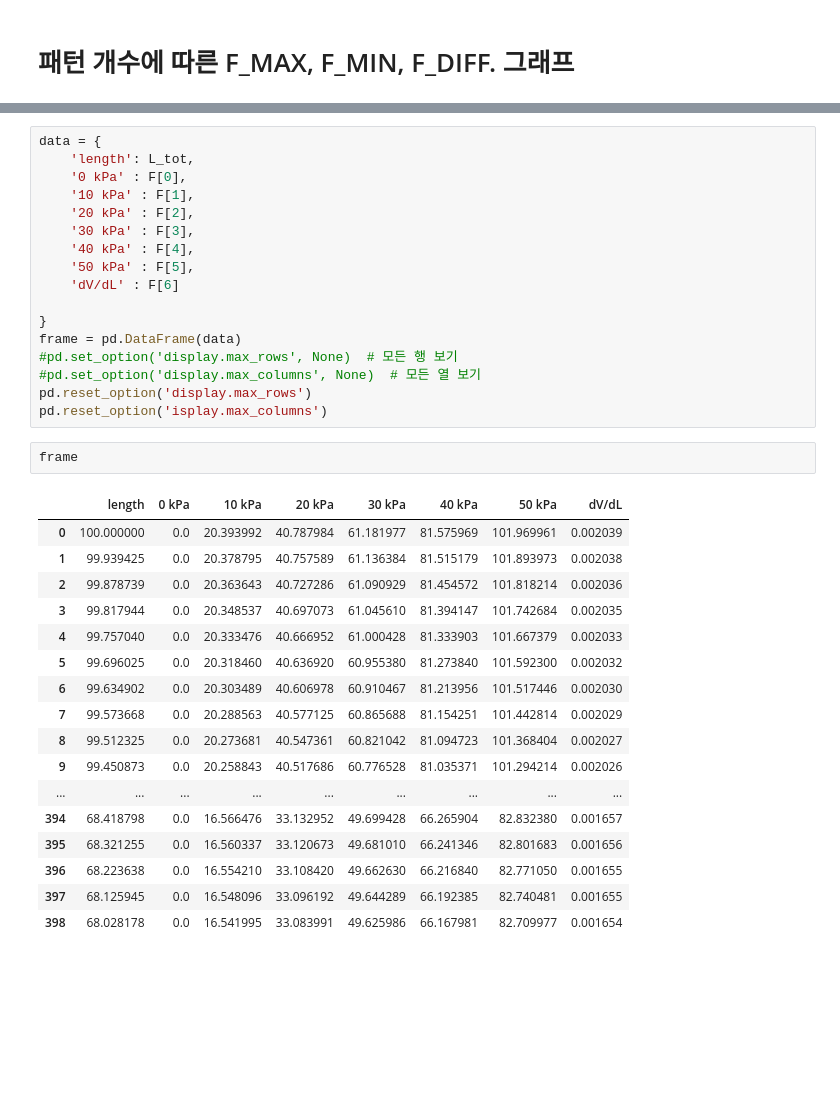
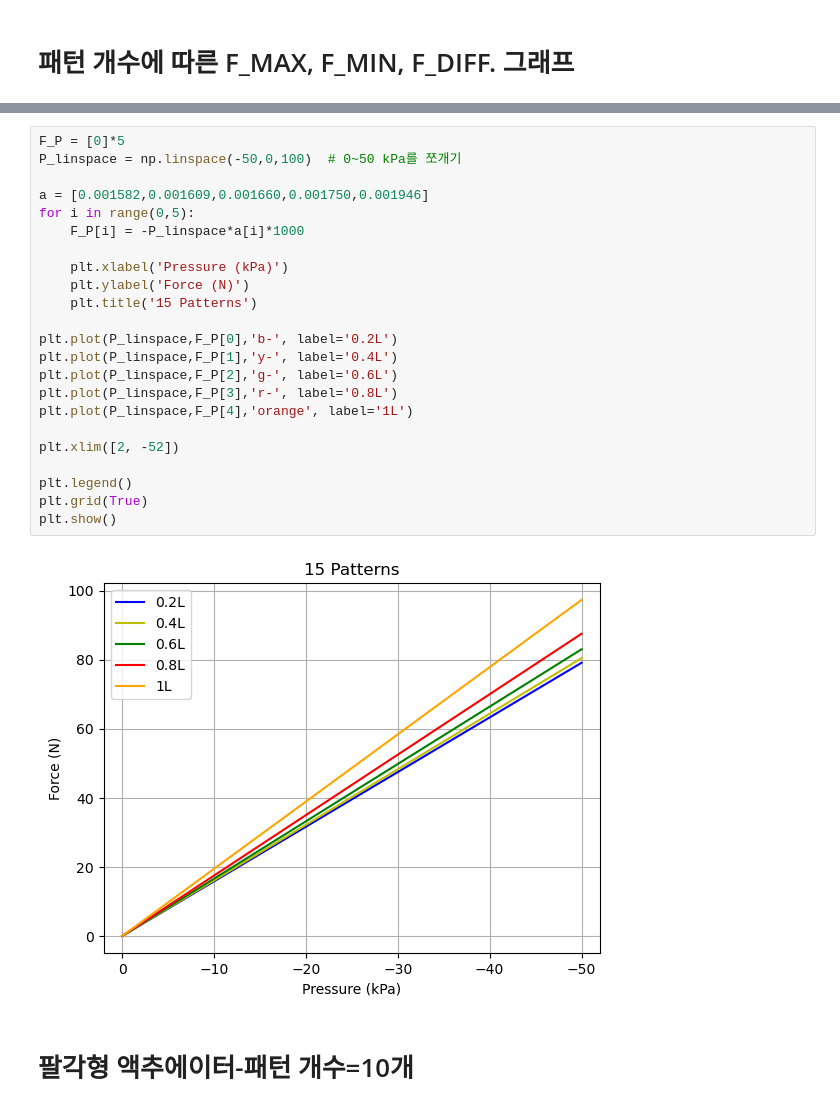
Before and after one commit to moreum2/OV-PAM_model, a Jupyter notebook: OV-PAM model.ipynb, the cells around one changed output, grey strips where cells are left out. Cells and saved outputs as stored; diff of their text form; blank space fills up the shorter version.

```diff
--- a/OV-PAM model.ipynb
+++ b/OV-PAM model.ipynb
@@ -179,37 +202,27 @@ plt.show()
-# %%
-data = {
-    'length': L_tot,
-    '0 kPa' : F[0],
-    '10 kPa' : F[1],
-    '20 kPa' : F[2],
-    '30 kPa' : F[3],
-    '40 kPa' : F[4],
-    '50 kPa' : F[5],
-    'dV/dL' : F[6]
-
-}
-frame = pd.DataFrame(data)
-#pd.set_option('display.max_rows', None)  # 모든 행 보기
-#pd.set_option('display.max_columns', None)  # 모든 열 보기
-pd.reset_option('display.max_rows')
-pd.reset_option('isplay.max_columns')
-# %%
-frame
-# %% [output]
-|  | length | 0 kPa | 10 kPa | 20 kPa | 30 kPa | 40 kPa | 50 kPa | dV/dL |
-| 0 | 100.000000 | 0.0 | 20.393992 | 40.787984 | 61.181977 | 81.575969 | 101.969961 | 0.002039 |
-| 1 | 99.939425 | 0.0 | 20.378795 | 40.757589 | 61.136384 | 81.515179 | 101.893973 | 0.002038 |
-| 2 | 99.878739 | 0.0 | 20.363643 | 40.727286 | 61.090929 | 81.454572 | 101.818214 | 0.002036 |
-| 3 | 99.817944 | 0.0 | 20.348537 | 40.697073 | 61.045610 | 81.394147 | 101.742684 | 0.002035 |
-| 4 | 99.757040 | 0.0 | 20.333476 | 40.666952 | 61.000428 | 81.333903 | 101.667379 | 0.002033 |
-| 5 | 99.696025 | 0.0 | 20.318460 | 40.636920 | 60.955380 | 81.273840 | 101.592300 | 0.002032 |
-| 6 | 99.634902 | 0.0 | 20.303489 | 40.606978 | 60.910467 | 81.213956 | 101.517446 | 0.002030 |
-| 7 | 99.573668 | 0.0 | 20.288563 | 40.577125 | 60.865688 | 81.154251 | 101.442814 | 0.002029 |
-| 8 | 99.512325 | 0.0 | 20.273681 | 40.547361 | 60.821042 | 81.094723 | 101.368404 | 0.002027 |
-| 9 | 99.450873 | 0.0 | 20.258843 | 40.517686 | 60.776528 | 81.035371 | 101.294214 | 0.002026 |
-| ... | ... | ... | ... | ... | ... | ... | ... | ... |
-| 394 | 68.418798 | 0.0 | 16.566476 | 33.132952 | 49.699428 | 66.265904 | 82.832380 | 0.001657 |
-| 395 | 68.321255 | 0.0 | 16.560337 | 33.120673 | 49.681010 | 66.241346 | 82.801683 | 0.001656 |
-| 396 | 68.223638 | 0.0 | 16.554210 | 33.108420 | 49.662630 | 66.216840 | 82.771050 | 0.001655 |
-| 397 | 68.125945 | 0.0 | 16.548096 | 33.096192 | 49.644289 | 66.192385 | 82.740481 | 0.001655 |
-| 398 | 68.028178 | 0.0 | 16.541995 | 33.083991 | 49.625986 | 66.167981 | 82.709977 | 0.001654 |
+# %%
+F_P = [0]*5
+P_linspace = np.linspace(-50,0,100)  # 0~50 kPa를 쪼개기
+
+a = [0.001582,0.001609,0.001660,0.001750,0.001946]
+for i in range(0,5):
+    F_P[i] = -P_linspace*a[i]*1000
+
+    plt.xlabel('Pressure (kPa)')
+    plt.ylabel('Force (N)')
+    plt.title('15 Patterns')
+
+plt.plot(P_linspace,F_P[0],'b-', label='0.2L')
+plt.plot(P_linspace,F_P[1],'y-', label='0.4L')
+plt.plot(P_linspace,F_P[2],'g-', label='0.6L')
+plt.plot(P_linspace,F_P[3],'r-', label='0.8L')
+plt.plot(P_linspace,F_P[4],'orange', label='1L')
+
+plt.xlim([2, -52])
+
+plt.legend()
+plt.grid(True)
+plt.show()
+# %% [output]
+[figure, added]
+# %% [markdown]
+# 팔각형 액추에이터-패턴 개수=10개
```
Also changed, not shown: parts of 21 cells of this notebook.
